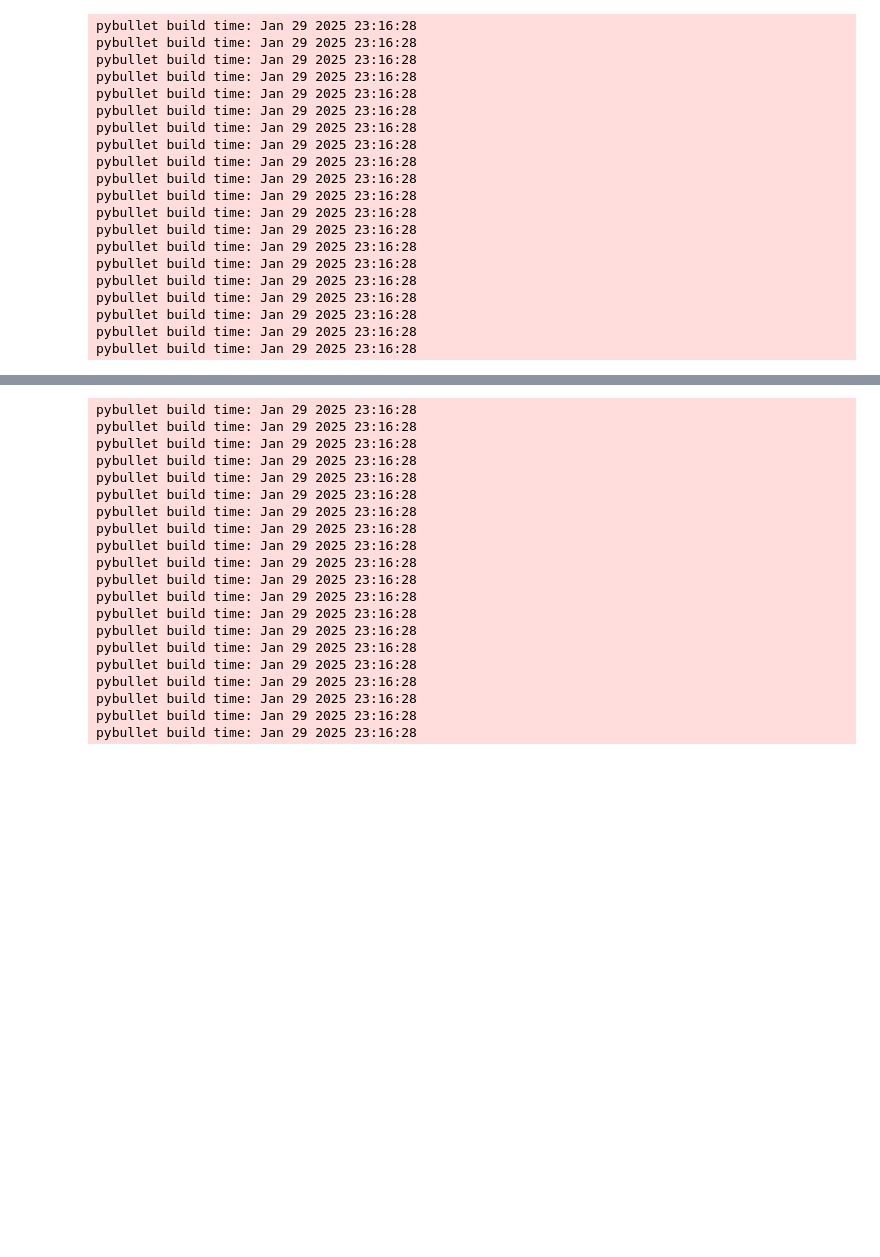
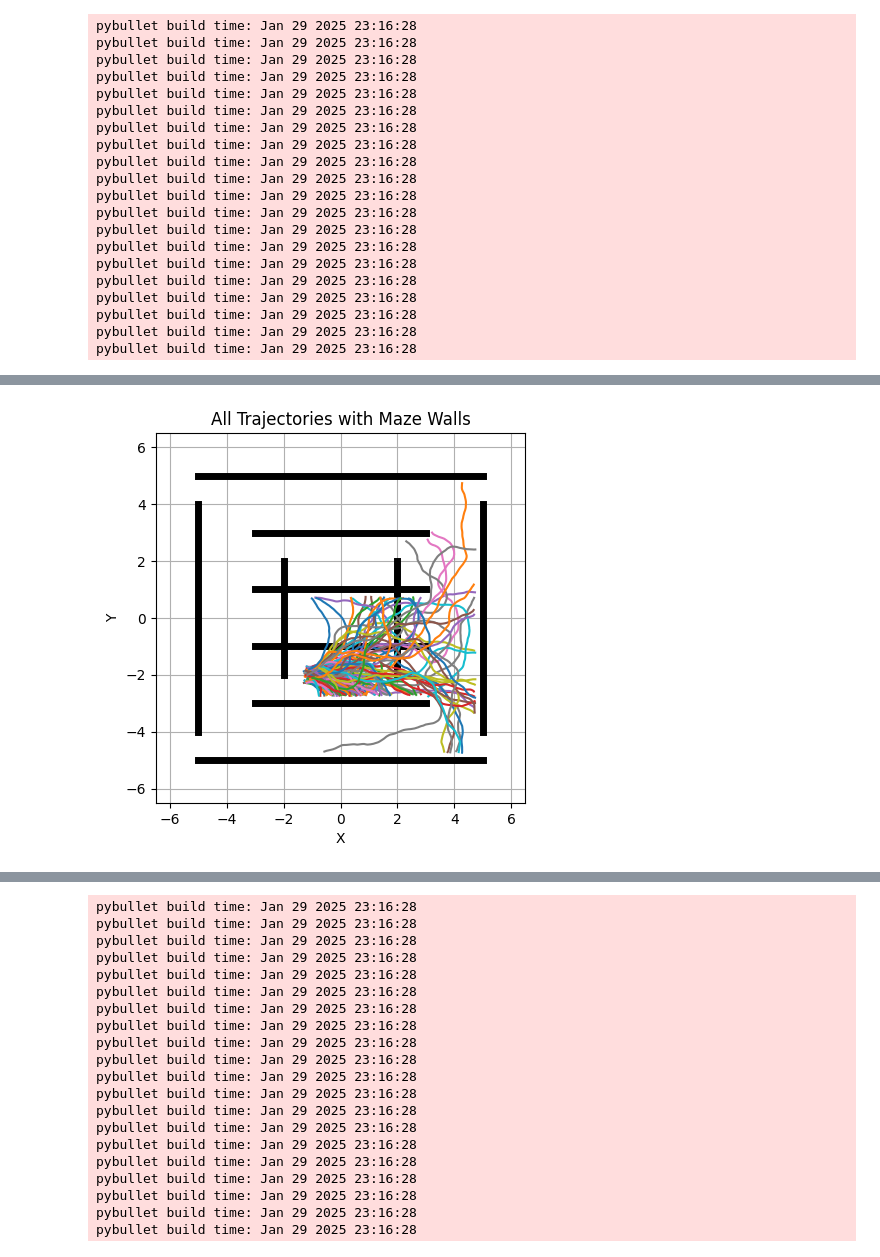
Before and after one commit to ferdinandhartmann/mt_start, a Jupyter notebook: mobile_robot_rl_2_sac.ipynb, the cells around one changed output, grey strips where cells are left out. Drawn from its saved outputs; the diff is of its cells as text; code cells hidden in the pictures; blank space fills up the shorter version.

Commit message:
trying to add plot with walls from urdf

```diff
--- a/mobile_robot_rl_2_sac.ipynb
+++ b/mobile_robot_rl_2_sac.ipynb
@@ -376,7 +380,7 @@ def make_env(render_mode=None):
 num_envs = 20
 # %%
 # Setup run directories for logs, models and outputs
-RUN_NAME = f"sac_run_{time.strftime('%Y%m%d-%H%M%S')}"
+RUN_NAME = f"sac_run_{time.strftime('%Y_%m_%d-%H_%M_%S')}"
 RUN_DIR = Path('runs') / RUN_NAME
 TENSORBOARD_DIR = RUN_DIR / 'tensorboard'
 MODEL_DIR = RUN_DIR / 'models'
@@ -479,18 +483,3 @@ model.save(str(MODEL_DIR / 'sac_model'))
 # %% [output]
 [interactive output not drawn]
 [interactive output not drawn]
-# %%
-# Save trajectories from all environments
-all_trajs = env.get_attr("all_trajectories")
-flattened = [traj for env_trajs in all_trajs for traj in env_trajs]
-np.save(str(TRAJECTORY_FILE), np.array(flattened, dtype=object))
-
-for ep_traj in flattened:
-    plt.plot(np.array(ep_traj)[:,0], np.array(ep_traj)[:,1])
-
-plt.xlabel("X")
-plt.ylabel("Y")
-plt.title("All Trajectories over Training")
-plt.grid()
-plt.savefig(str(TRAJECTORY_PLOT), dpi=300)  # Set resolution to 300 DPI
-plt.show()
@@ -499,3 +486,78 @@ BrokenPipeError: [Errno 32] Broken pipe
+# %%
+# Save trajectories from all environments
+all_trajs = env.get_attr("all_trajectories")
+flattened = [traj for env_trajs in all_trajs for traj in env_trajs]
+np.save(str(TRAJECTORY_FILE), np.array(flattened, dtype=object))
+
+# for ep_traj in flattened:
+#     plt.plot(np.array(ep_traj)[:,0], np.array(ep_traj)[:,1])
+
+# plt.xlabel("X")
+# plt.ylabel("Y")
+# plt.title("All Trajectories over Training")
+# plt.grid()
+# plt.xlim(-6.5, 6.5)
+# plt.ylim(-6.5, 6.5)
+# plt.savefig(str(TRAJECTORY_PLOT), dpi=300)  # Set resolution to 300 DPI
+# plt.show()
+
+
+# Define the maze walls (from the URDF file)
+# Horizontal walls (top, bottom) [x1, x2, y] -> Horizontal position of walls
+walls = [
+    {"x1": -5, "x2": 5, "y": 5},  # Top wall
+    {"x1": -5, "x2": 5, "y": -5},  # Bottom wall
+    {"x1": -5, "x2": -5, "y1": -4, "y2": 4},  # Left wall
+    {"x1": 5, "x2": 5, "y1": -4, "y2": 4},  # Right wall
+    # Inner horizontal walls
+    {"x1": -3, "x2": 3, "y": 3},
+    {"x1": -3, "x2": 3, "y": 1},
+    {"x1": -3, "x2": 3, "y": -1},
+    {"x1": -3, "x2": 3, "y": -3},
+    # Inner vertical walls
+    {"x1": 2, "x2": 2, "y1": -2, "y2": 2},
+    {"x1": -2, "x2": -2, "y1": -2, "y2": 2},
+]
+
+# Plot the walls on the same plot
+fig, ax = plt.subplots()
+
+# Plot each wall as a line or rectangle
+for wall in walls:
+    if "y" in wall:  # Horizontal wall
+        ax.plot(
+            [wall["x1"], wall["x2"]], [wall["y"], wall["y"]], color="black", linewidth=5
+        )
+    elif "x1" in wall and "y1" in wall:  # Vertical wall
+        ax.plot(
+            [wall["x1"], wall["x1"]],
+            [wall["y1"], wall["y2"]],
+            color="black",
+            linewidth=5,
+        )
+
+for ep_traj in flattened:
+    ax.plot(np.array(ep_traj)[:, 0], np.array(ep_traj)[:, 1])
+
+# # Plot all trajectories
+# for ep_traj in all_trajs:
+#     ep_traj = np.array(ep_traj)
+#     ax.plot(ep_traj[:, 0], ep_traj[:, 1])
+
+# Formatting the plot
+ax.set_xlabel("X")
+ax.set_ylabel("Y")
+ax.set_title("All Trajectories with Maze Walls")
+ax.grid(True)
+ax.set_xlim(-6.5, 6.5)
+ax.set_ylim(-6.5, 6.5)
+ax.set_aspect("equal", "box")  # Equal scaling for both axes
+
+# Save and show the plot
+plt.savefig("maze_trajectories_with_walls.png", dpi=300)
+plt.show()
+# %% [output]
+[figure, added]
 # %%
 env.close()
 # %%
```
Also changed, not shown: parts of 4 cells of this notebook, 8 other files.
